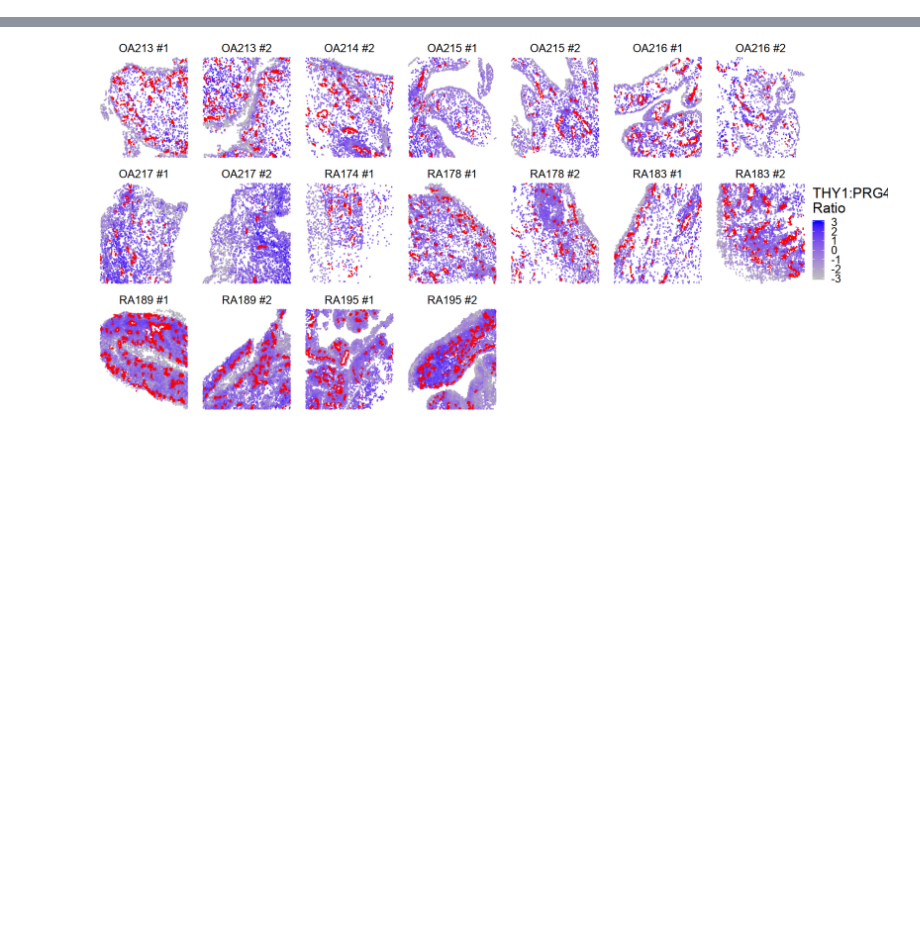
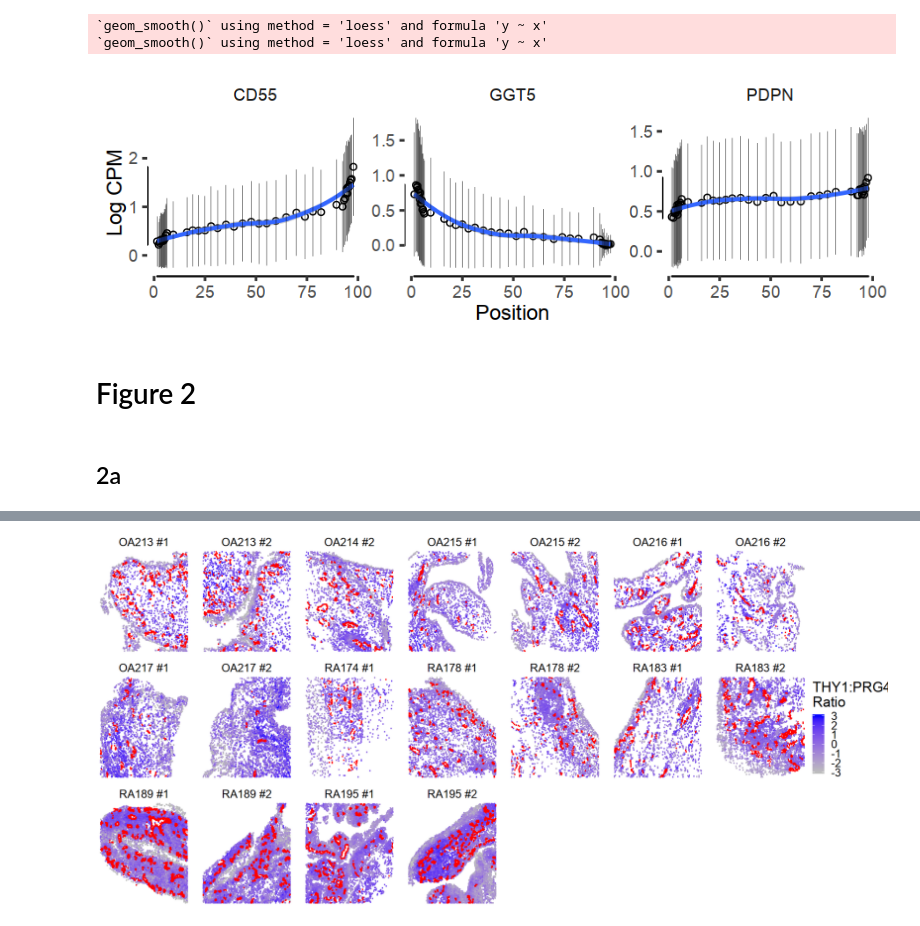
Before and after one commit to immunogenomics/notch, a Jupyter notebook: paper_figures_supp.ipynb, the cells around one changed output, grey strips where cells are left out. Saved outputs shown, nothing was run; the diff lists cells and outputs as text; code cells hidden in the pictures; blank space fills up the shorter version.

```diff
--- a/paper_figures_supp.ipynb
+++ b/paper_figures_supp.ipynb
@@ -161,0 +196,20 @@ with(tissue, {
+# %%
+fig.size(2.5, 7.5)
+
+(pseudotime_markers <- ldata %>%
+    ggplot(aes(100 - xval, yval)) +
+         geom_point(shape = 21) +
+    geom_smooth() +
+        geom_errorbar(width=0, aes(ymin=yval - ysd, ymax=yval + ysd), size = .1) +
+        facet_wrap(~symbol, scales = "free_y", nrow = 1) +
+        theme_tufte(base_size = 14, base_family = "Helvetica") + geom_rangeframe() +
+        labs(y = "Log CPM", x = "Position")
+)
+
+
+ggsave('/data/srlab/ik936/NOTCH/paper/figures_supp/pseudotime_markers_extra.pdf', device = "pdf",
+       dpi = 300, width = 7.5, height = 2.5, useDingbats = FALSE)
+# %% [output]
+`geom_smooth()` using method = 'loess' and formula 'y ~ x'
+`geom_smooth()` using method = 'loess' and formula 'y ~ x'
+[figure, added]
@@ -161,0 +228,4 @@ with(tissue, {
+# %% [markdown]
+# Figure 2
+# %% [markdown]
+## 2a
```
Also changed, not shown: parts of 114 cells of this notebook, 4 other files.
